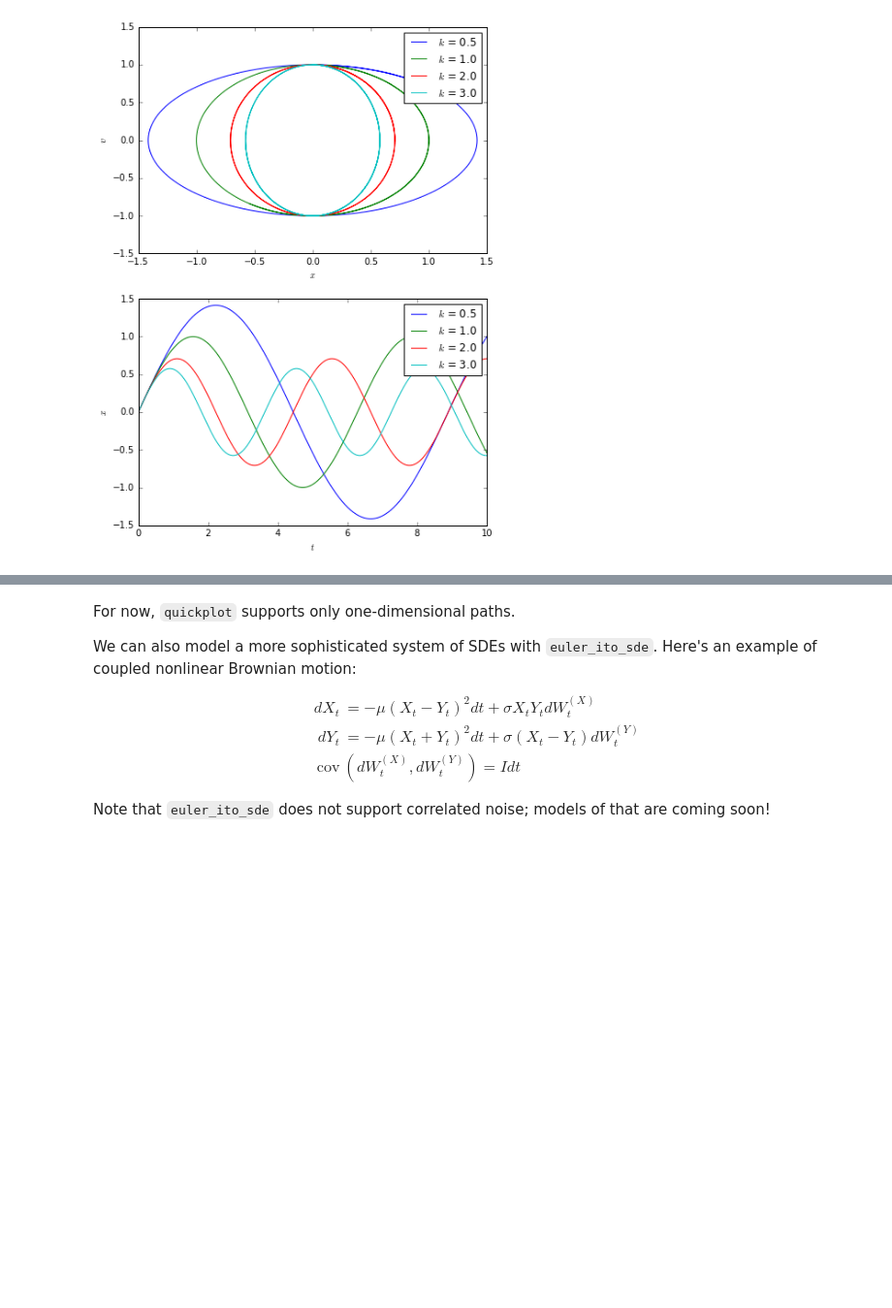
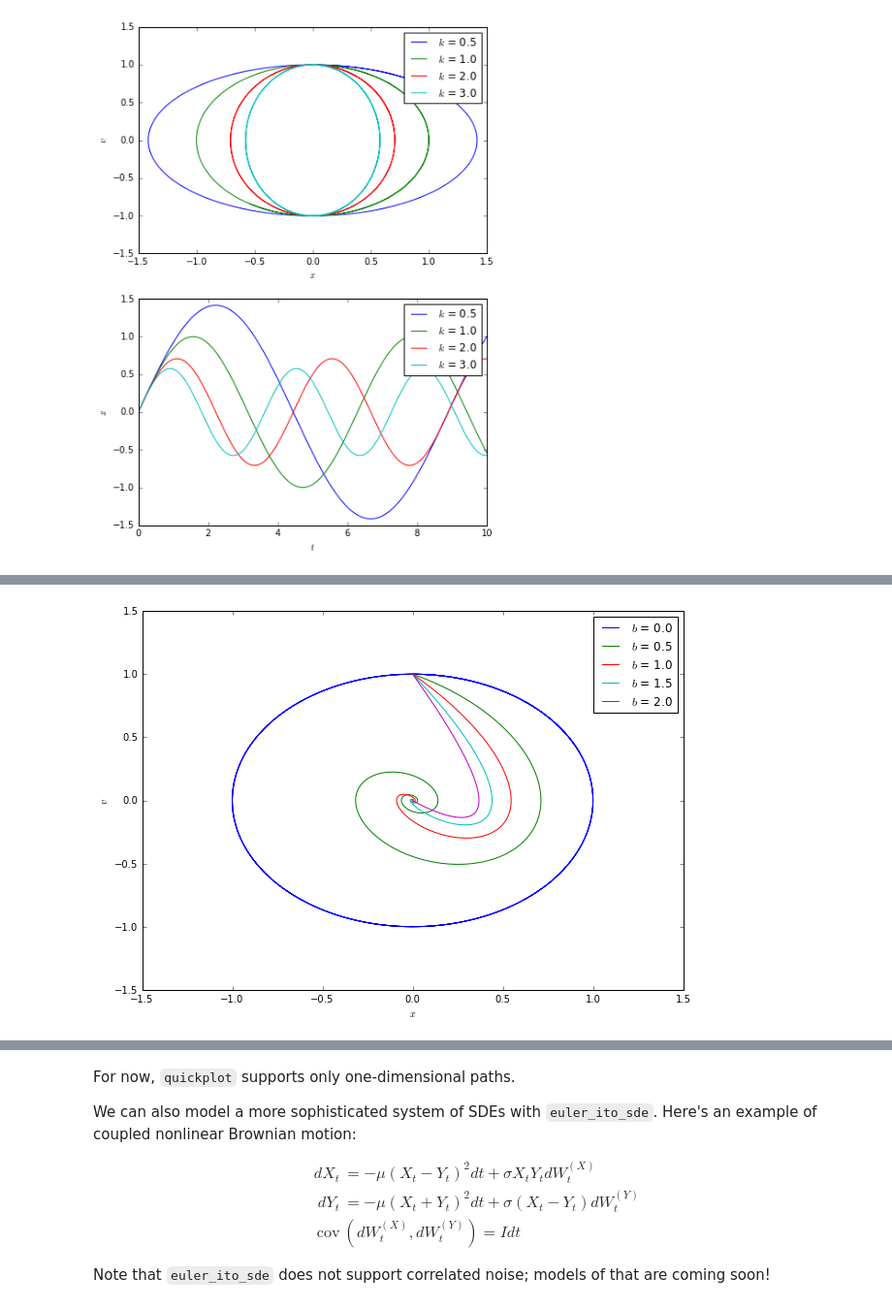
Before and after one commit to mvarnold/dynsys, a Jupyter notebook: examples.ipynb, the cells around one changed output, grey strips where cells are left out. Shown: that part at 97% size. Saved outputs shown, nothing was run; the diff lists cells and outputs as text; code cells hidden in the pictures; blank space fills up the shorter version.

```diff
--- a/examples.ipynb
+++ b/examples.ipynb
@@ -57,0 +77,24 @@ plt.show()
+# %%
+bs = np.linspace(0., 2., 5)
+x0 = [0., 1.]  #x0 = 0, v0 = 1
+t0 = 0.
+T = 20.
+dt = 0.00005
+
+def f(x, t, b=0.):
+    return np.asarray( [x[1],
+                        -1. * b * x[1] -1. * x[0]] )
+
+fig, ax = plt.subplots(1, 1, figsize=(10, 7))
+
+for b in bs:
+    x, time = euler_forward(f, t0, T, dt, x0, fargs={'b' : b})
+    ax.plot(x[:, 0], x[:, 1], label='$b$ = {}'.format(round(b, 2)))
+
+ax.set_xlabel('$x$')
+ax.set_ylabel('$v$')
+ax.legend()
+
+plt.show()
+# %% [output]
+[figure, added]
```
Also changed, not shown: parts of 8 cells of this notebook.
